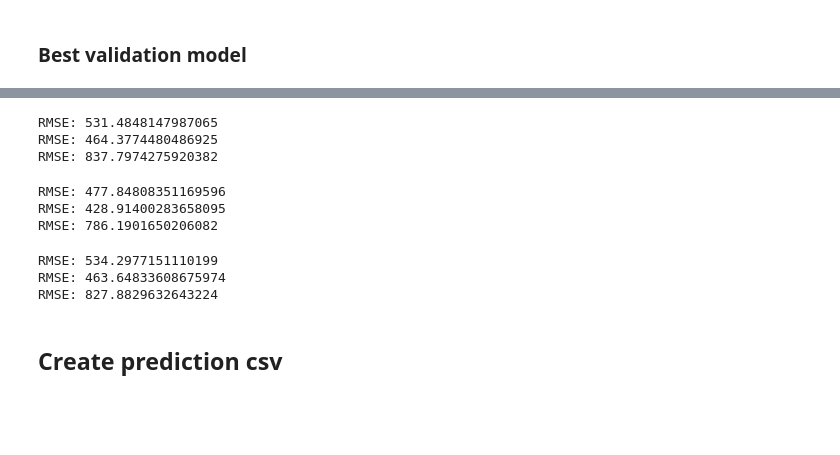
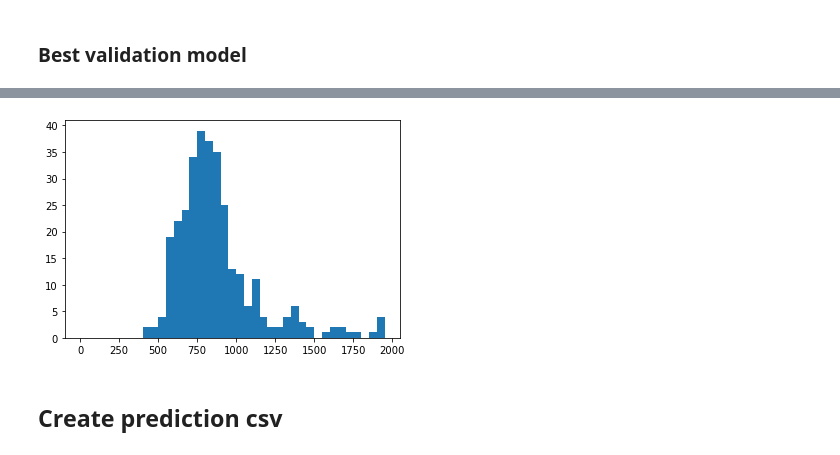
Before and after one commit to benjxia/CSE-151B-KAGGLE, a Jupyter notebook: combination/trig_xgboost_only.ipynb, the cells around one changed output, grey strips where cells are left out. Drawn from its saved outputs; the diff is of its cells as text; code cells hidden in the pictures; blank space fills up the shorter version.

```diff
--- a/combination/trig_xgboost_only.ipynb
+++ b/combination/trig_xgboost_only.ipynb
@@ -274,44 +309,13 @@ plt.show()
+# %%
+plt.hist(preds_xgbu, bins=np.arange(0,2000, 50))
+plt.show()
+# %% [output]
+[figure, added]
 # %%
 preds = reg.predict(df_test) # No taxi id, origin call, origin stand, no coords
 df_pred = pd.read_csv("../data/sampleSubmission.csv")
 df_pred["TRAVEL_TIME"] = preds
 df_pred.to_csv("./combined_xgboost_all_5_default_15kmax_TRIG.csv", index=False)
-# %%
-# E V E R Y T H I N G
-pred = reg.predict(valid[valid["A"] == 1])
-print(f"RMSE: {np.sqrt(np.sum((pred - valid_label[valid['A'] == 1])**2) / len(valid[valid['A'] == 1]))}")
-pred = reg.predict(valid[valid["B"] == 1])
-print(f"RMSE: {np.sqrt(np.sum((pred - valid_label[valid['B'] == 1])**2) / len(valid[valid['B'] == 1]))}")
-pred = reg.predict(valid[valid["C"] == 1])
-print(f"RMSE: {np.sqrt(np.sum((pred - valid_label[valid['C'] == 1])**2) / len(valid[valid['C'] == 1]))}")
-# %% [output]
-RMSE: 531.4848147987065
-RMSE: 464.3774480486925
-RMSE: 837.7974275920382
-# %%
-# Yes taxi id, origin call, origin stand, no coords
-pred = reg.predict(valid[valid["A"] == 1])
-print(f"RMSE: {np.sqrt(np.sum((pred - valid_label[valid['A'] == 1])**2) / len(valid[valid['A'] == 1]))}")
-pred = reg.predict(valid[valid["B"] == 1])
-print(f"RMSE: {np.sqrt(np.sum((pred - valid_label[valid['B'] == 1])**2) / len(valid[valid['B'] == 1]))}")
-pred = reg.predict(valid[valid["C"] == 1])
-print(f"RMSE: {np.sqrt(np.sum((pred - valid_label[valid['C'] == 1])**2) / len(valid[valid['C'] == 1]))}")
-# %% [output]
-RMSE: 477.84808351169596
-RMSE: 428.91400283658095
-RMSE: 786.1901650206082
-# %%
-# simple
-pred = reg.predict(valid[valid["A"] == 1])
-print(f"RMSE: {np.sqrt(np.sum((pred - valid_label[valid['A'] == 1])**2) / len(valid[valid['A'] == 1]))}")
-pred = reg.predict(valid[valid["B"] == 1])
-print(f"RMSE: {np.sqrt(np.sum((pred - valid_label[valid['B'] == 1])**2) / len(valid[valid['B'] == 1]))}")
-pred = reg.predict(valid[valid["C"] == 1])
-print(f"RMSE: {np.sqrt(np.sum((pred - valid_label[valid['C'] == 1])**2) / len(valid[valid['C'] == 1]))}")
-# %% [output]
-RMSE: 534.2977151110199
-RMSE: 463.64833608675974
-RMSE: 827.8829632643224
 # %% [markdown]
 ## Create prediction csv
 # %%
```
Also changed, not shown: parts of 46 cells of this notebook.
